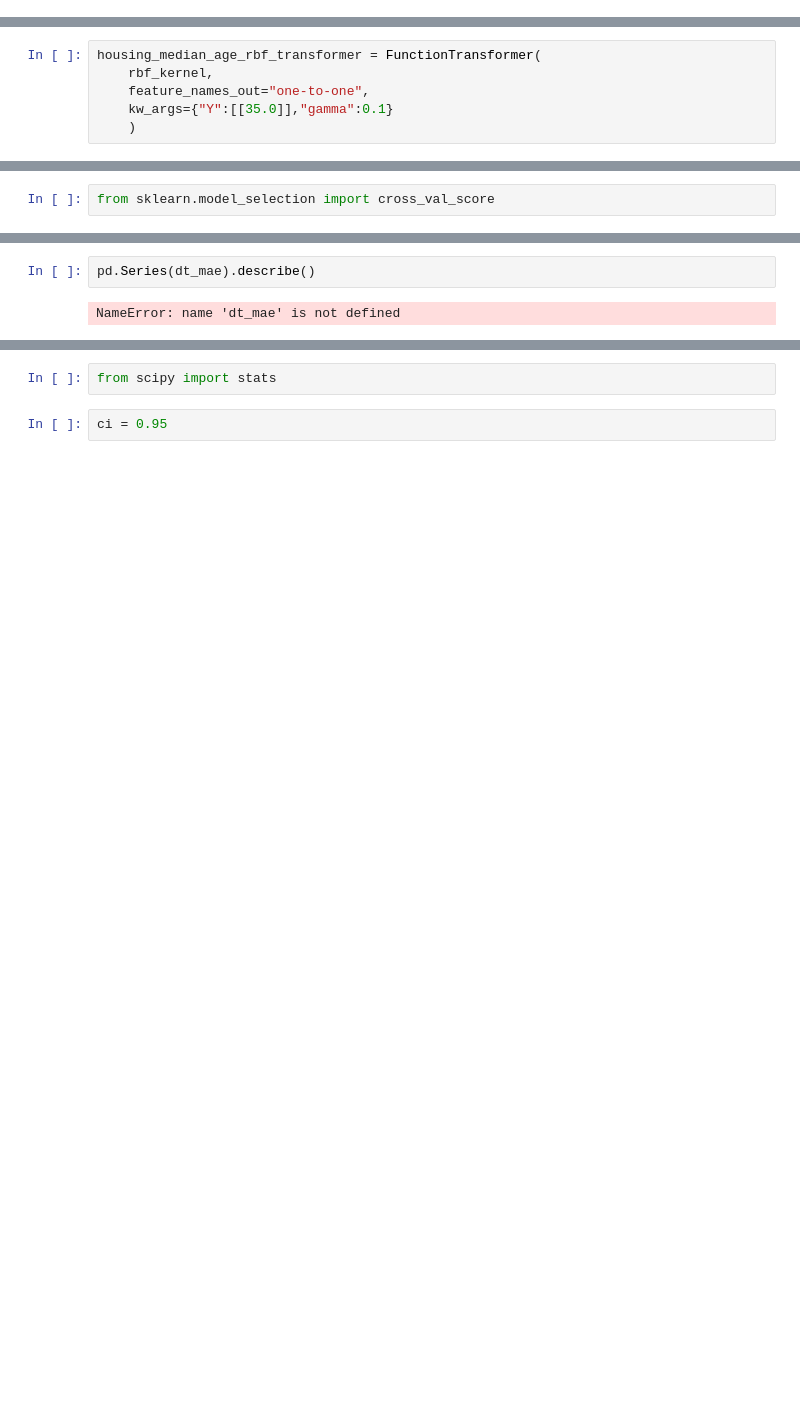
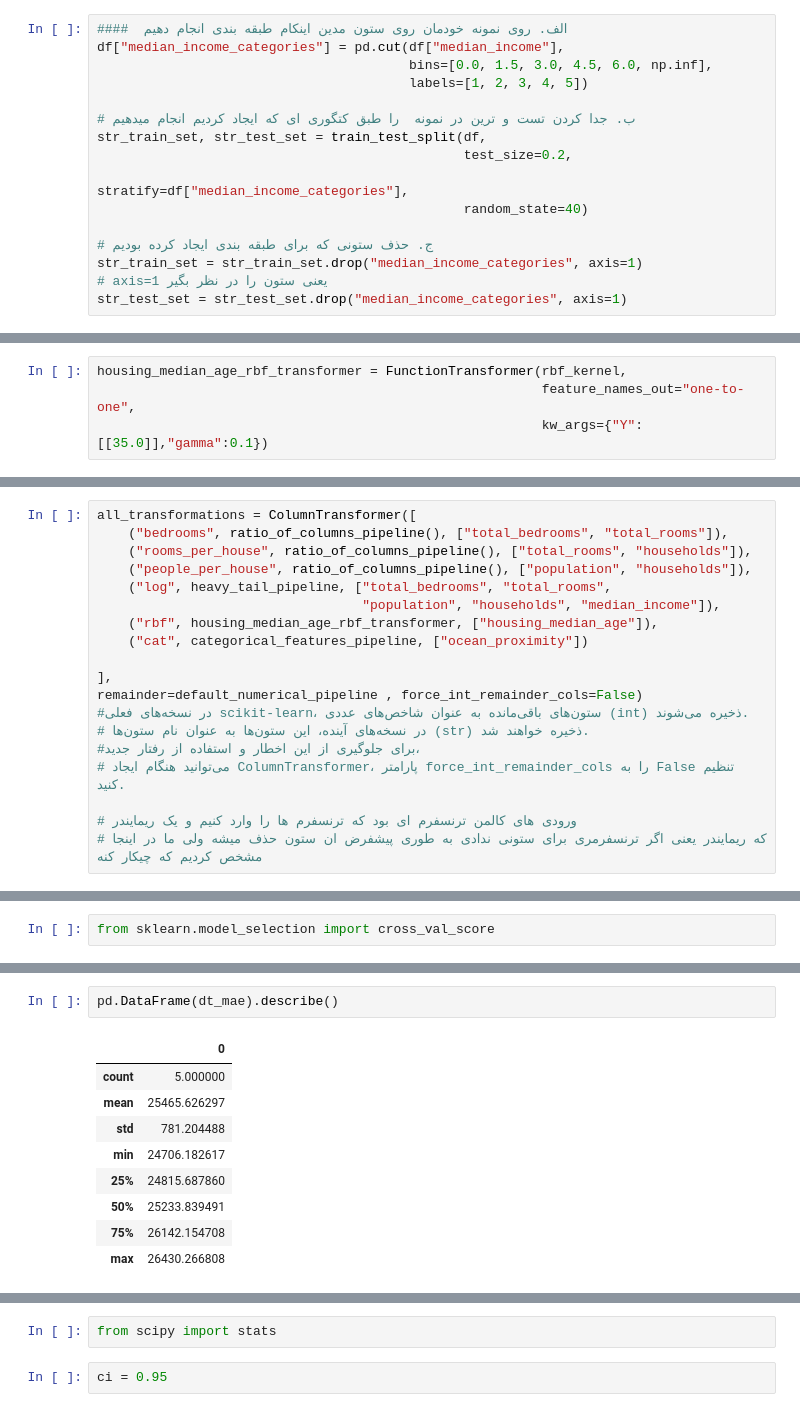
Before and after one commit to mahdianfe/Booklets_MachineLearning, a Jupyter notebook: Learn_machine2_housing.ipynb, the cells around one changed output, grey strips where cells are left out. Cells and saved outputs as stored; diff of their text form; blank space fills up the shorter version.

```diff
--- a/Learn_machine2_housing.ipynb
+++ b/Learn_machine2_housing.ipynb
@@ -779,3 +1703,19 @@ NameError: name 'total_transformation' is not defined
+# %%
+####  الف. روی نمونه خودمان روی ستون مدین اینکام طبقه بندی انجام دهیم
+df["median_income_categories"] = pd.cut(df["median_income"],
+                                        bins=[0.0, 1.5, 3.0, 4.5, 6.0, np.inf],
+                                        labels=[1, 2, 3, 4, 5])
+
+# ب. جدا کردن تست و ترین در نمونه  را طبق کتگوری ای که ایجاد کردیم انجام میدهیم
+str_train_set, str_test_set = train_test_split(df,
+                                               test_size=0.2,
+                                               stratify=df["median_income_categories"],
+                                               random_state=40)
+
+# ج. حذف ستونی که برای طبقه بندی ایجاد کرده بودیم
+str_train_set = str_train_set.drop("median_income_categories", axis=1)
+# axis=1 یعنی ستون را در نظر بگیر
+str_test_set = str_test_set.drop("median_income_categories", axis=1)
 # %%
 train_data, test_data = train_test_split(df,
                                          test_size=0.2,
@@ -808,6 +1749,4 @@ categorical_features_pipeline = Pipeline([
 # %%
-housing_median_age_rbf_transformer = FunctionTransformer(
-    rbf_kernel,
-    feature_names_out="one-to-one",
-    kw_args={"Y":[[35.0]],"gamma":0.1}
-    )
+housing_median_age_rbf_transformer = FunctionTransformer(rbf_kernel,
+                                                         feature_names_out="one-to-one",
+                                                         kw_args={"Y":[[35.0]],"gamma":0.1})
@@ -851,0 +1788,19 @@ NameError: name 'all_transformations' is not defined
+# %%
+all_transformations = ColumnTransformer([
+    ("bedrooms", ratio_of_columns_pipeline(), ["total_bedrooms", "total_rooms"]),
+    ("rooms_per_house", ratio_of_columns_pipeline(), ["total_rooms", "households"]),
+    ("people_per_house", ratio_of_columns_pipeline(), ["population", "households"]),
+    ("log", heavy_tail_pipeline, ["total_bedrooms", "total_rooms",
+                                  "population", "households", "median_income"]),
+    ("rbf", housing_median_age_rbf_transformer, ["housing_median_age"]),
+    ("cat", categorical_features_pipeline, ["ocean_proximity"])
+
+],
+remainder=default_numerical_pipeline , force_int_remainder_cols=False)
+#در نسخه‌های فعلی scikit-learn، ستون‌های باقی‌مانده به عنوان شاخص‌های عددی (int) ذخیره می‌شوند.
+# در نسخه‌های آینده، این ستون‌ها به عنوان نام ستون‌ها (str) ذخیره خواهند شد.
+#برای جلوگیری از این اخطار و استفاده از رفتار جدید،
+# می‌توانید هنگام ایجاد ColumnTransformer، پارامتر force_int_remainder_cols را به False تنظیم کنید.
+
+# ورودی های کالمن ترنسفرم ای بود که ترنسفرم ها را وارد کنیم و یک ریمایندر
+# که ریمایندر یعنی اگر ترنسفرمری برای ستونی ندادی به طوری پیشفرض ان ستون حذف میشه ولی ما در اینجا مشخص کردیم که چیکار کنه
@@ -933,4 +1979,12 @@ NameError: name 'dt_regression_pipeline' is not defined
 # %%
-pd.Series(dt_mae).describe()
+pd.DataFrame(dt_mae).describe()
 # %% [output]
-NameError: name 'dt_mae' is not defined
+|  | 0 |
+| count | 5.000000 |
+| mean | 25465.626297 |
+| std | 781.204488 |
+| min | 24706.182617 |
+| 25% | 24815.687860 |
+| 50% | 25233.839491 |
+| 75% | 26142.154708 |
+| max | 26430.266808 |
```
Also changed, not shown: parts of 233 cells of this notebook, 2 other files.
